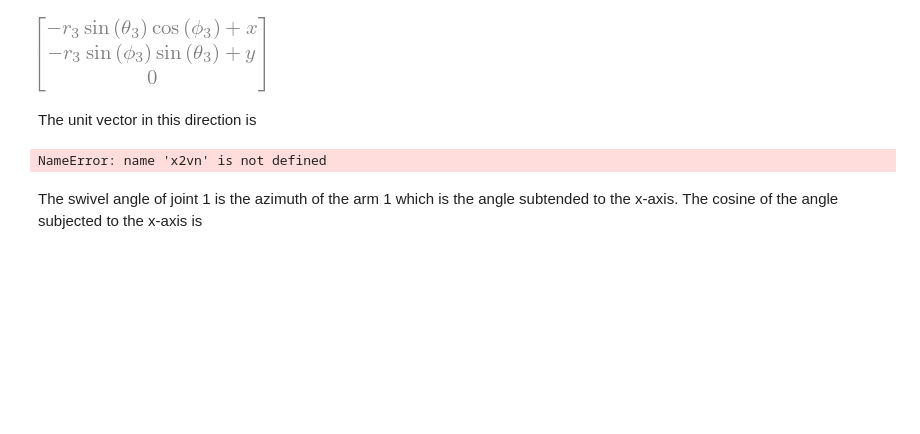
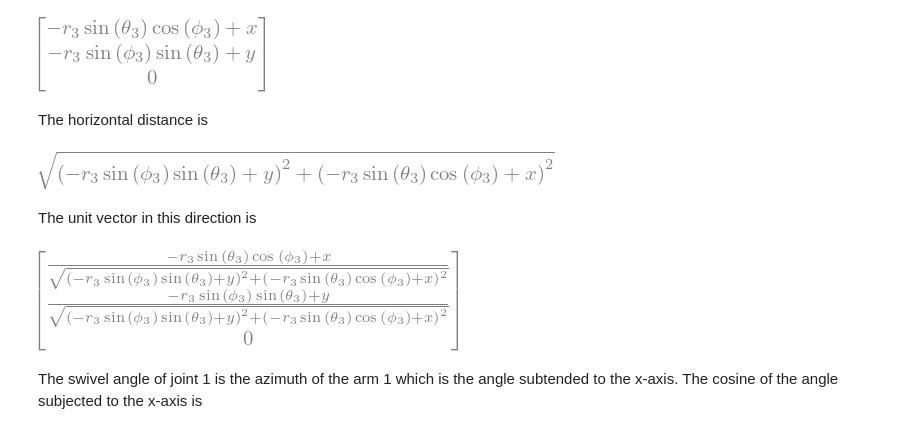
Before and after one commit to willjbourne/grabber-movement, a Jupyter notebook: robot_arm.ipynb, the cells around one changed output. Cells and saved outputs as stored; diff of their text form; code cells hidden in the pictures; blank space fills up the shorter version.

```diff
--- a/robot_arm.ipynb
+++ b/robot_arm.ipynb
@@ -126,12 +127,18 @@ The horizontal component of this position vector is
 x2vh = x2v - x2v.dot(v)*v; x2vh
 # %% [output]
 [figure]
+# %% [markdown]
+The horizontal distance is
+# %%
+sp.sqrt(x2vh.dot(x2vh))
+# %% [output]
+[figure, added]
 # %% [markdown]
 The unit vector in this direction is
 # %%
-x2vhn = x2vh / sp.sqrt(x2vh.dot(x2vh)); sp.simplify(x2vn)
+x2vhn = x2vh / sp.sqrt(x2vh.dot(x2vh)); sp.simplify(x2vhn)
 # %% [output]
-NameError: name 'x2vn' is not defined
+[figure, added]
 # %% [markdown]
 The swivel angle of joint 1 is the azimuth of the arm 1 which is the angle subtended to the x-axis. The cosine of the angle subjected to the x-axis is
 # %%
```
Also changed, not shown: parts of 12 cells of this notebook, 2 other files.
